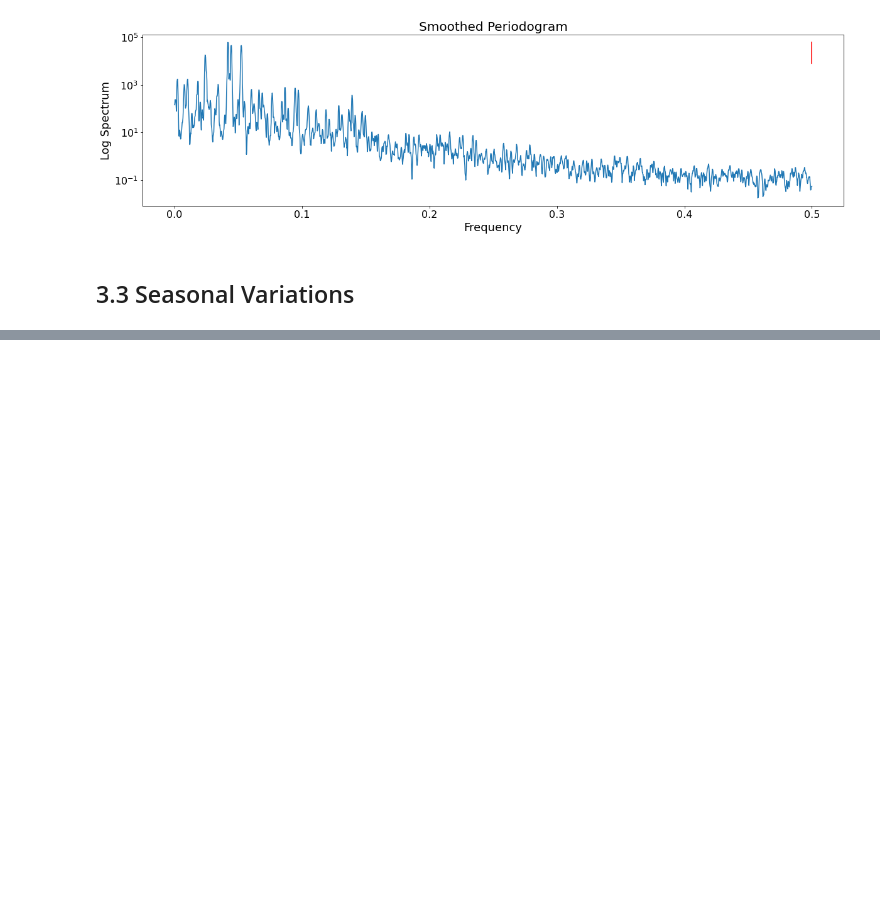
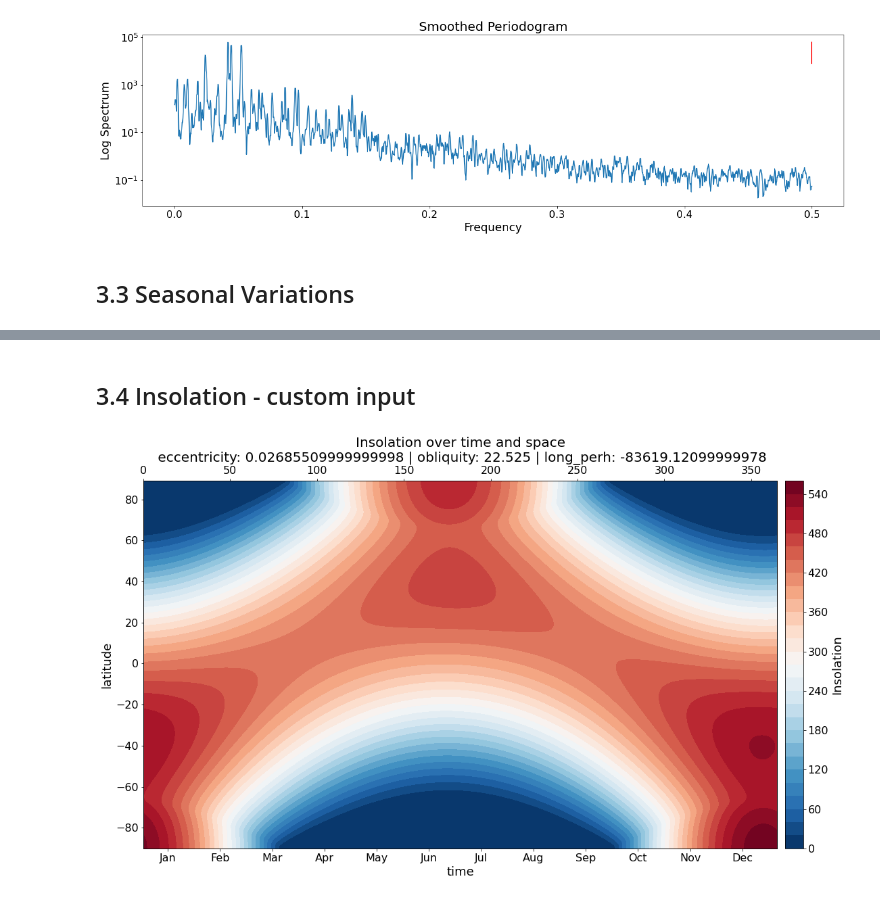
Before and after one commit to btschwertfeger/Orbit-astronomical-theory-of-ice-ages-Website, a Jupyter notebook: orbital_and_astronomical_theroy_of_ice_ages.ipynb, the cells around one changed output, grey strips where cells are left out. Saved outputs shown, nothing was run; the diff lists cells and outputs as text; code cells hidden in the pictures; blank space fills up the shorter version.

```diff
--- a/orbital_and_astronomical_theroy_of_ice_ages.ipynb
+++ b/orbital_and_astronomical_theroy_of_ice_ages.ipynb
@@ -700,3 +710,9 @@ def getInsolationOfYear(YEAR):
     for lat in range(-90,90,1):
         insolData.append(np.array([daily_insolation(YEAR,lat,day)["Fsw"] for day in range(0,365,1)]))
     return np.array(insolData)
+# %%
+def getInsolationByParameter(ecc, obliquity, long_perh):
+    insolData = []
+    for lat in range(-90,90,1):
+        insolData.append(np.array([compute(ecc, obliquity, long_perh, lat, day)["Fsw"] for day in range(0,365,1)]))
+    return np.array(insolData)
@@ -749,0 +768,30 @@ ax.set_xticklabels(["Jan", "Feb", "Mar", "Apr", "May", "Jun", "Jul", "Aug", "Sep
+# %% [markdown]
+## 3.4 Insolation - custom input <a name="insolcustom"></a>
+# %%
+eccentricity = orbital_data["ecc"][-1] # -1 = -5000ky  | default: orbital_data["ecc"][-1]
+long_perh = -83619.12099999978 # Longitude of the periapsis | default: -83619.12099999978
+obliquity = 22.525 # default: 22.525
+
+insolData = getInsolationByParameter(eccentricity, obliquity, long_perh)
+
+TIME = np.arange(1,366,1)
+LATS = np.arange(-90,90,1)
+
+fig, ax = plt.subplots()
+mappable = ax.contourf(TIME, LATS, insolData, cmap=CMAP, levels=LEVELS)
+ax.set_title(f"Insolation over time and space\n eccentricity: {eccentricity} | obliquity: {obliquity} | long_perh: {long_perh}")
+cbar = fig.colorbar(mappable, pad=0.01, orientation="vertical")
+cbar.set_label("Insolation")
+
+ax.set_ylabel("latitude")
+ax.set_xlabel("time")
+
+ax2 = ax.twiny()
+ax2.set_xlim([0,365])
+
+new_tick_locations = np.arange(15,365,30)
+ax.set_xlim(ax.get_xlim())
+ax.set_xticks(new_tick_locations)
+ax.set_xticklabels(MONTHS);
+# %% [output]
+[figure, added]
```
Also changed, not shown: parts of 12 cells of this notebook, 4 other files.
